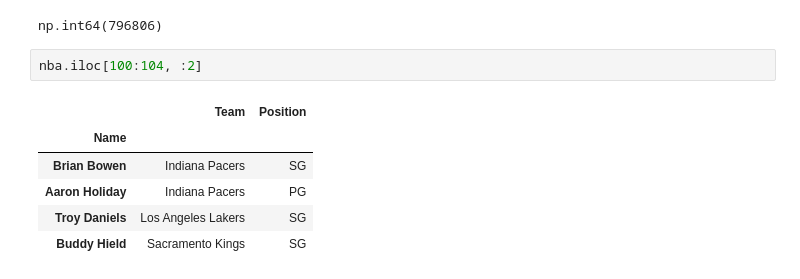
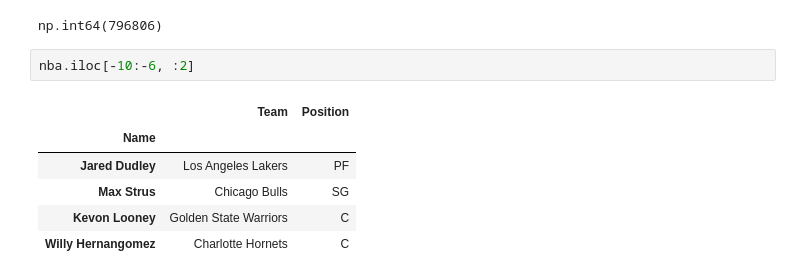
Before and after one commit to armenalaray/pandas-in-action, a Jupyter notebook: chapter_04_the_dataframe_object/Dataframe.ipynb, the cells around one changed output. Cells and saved outputs as stored; diff of their text form.

Commit message:
dataframe queries

```diff
--- a/chapter_04_the_dataframe_object/Dataframe.ipynb
+++ b/chapter_04_the_dataframe_object/Dataframe.ipynb
@@ -443,11 +422,11 @@ nba.iloc[57,3]
 # %% [output]
 np.int64(796806)
 # %%
-nba.iloc[100:104, :2]
+nba.iloc[-10:-6, :2]
 # %% [output]
 |  | Team | Position |
 | Name |  |  |
-| Brian Bowen | Indiana Pacers | SG |
-| Aaron Holiday | Indiana Pacers | PG |
-| Troy Daniels | Los Angeles Lakers | SG |
-| Buddy Hield | Sacramento Kings | SG |
+| Jared Dudley | Los Angeles Lakers | PF |
+| Max Strus | Chicago Bulls | SG |
+| Kevon Looney | Golden State Warriors | C |
+| Willy Hernangomez | Charlotte Hornets | C |
```
Also changed, not shown: parts of 15 cells of this notebook, 3 other files.
